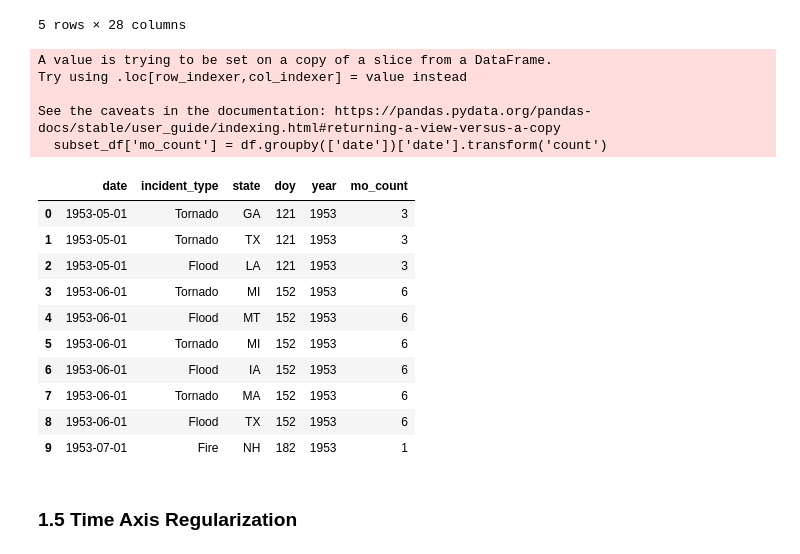
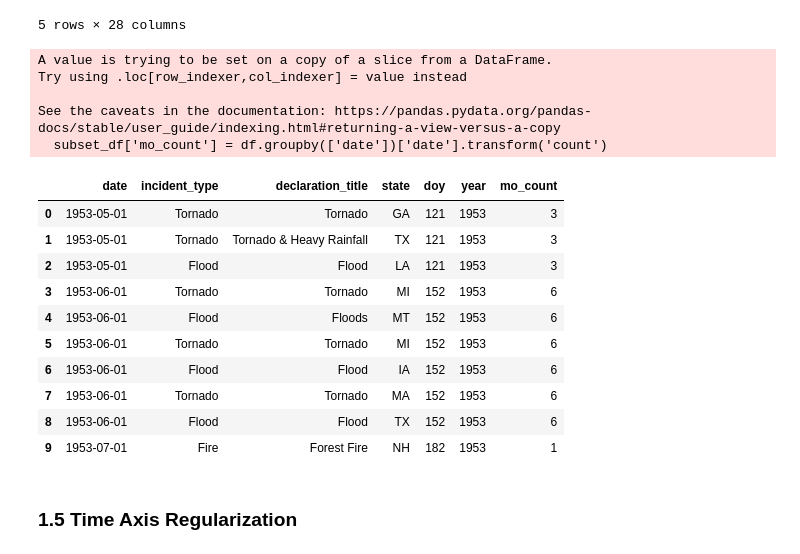
Before and after one commit to helloklow/natural_disasters, a Jupyter notebook: notebooks/low_solution.ipynb, the cells around one changed output. Saved outputs shown, nothing was run; the diff lists cells and outputs as text; code cells hidden in the pictures.

```diff
--- a/notebooks/low_solution.ipynb
+++ b/notebooks/low_solution.ipynb
@@ -97,29 +97,29 @@ df.head()
 5 rows × 28 columns
 # %%
 # Create subset_df with reformatted 'date' and other necessary columns
-subset_df=df[['date', 'incident_type', 'state', 'doy', 'year']]
+subset_df=df[['date', 'incident_type', 'declaration_title', 'state', 'doy', 'year']]
 
 # Create 'count' column to count the number of disasters reported based on 'date'
 subset_df['mo_count'] = df.groupby(['date'])['date'].transform('count')
 
 subset_df.head(10)
 # %% [output]
 A value is trying to be set on a copy of a slice from a DataFrame.
 Try using .loc[row_indexer,col_indexer] = value instead
 
 See the caveats in the documentation: https://pandas.pydata.org/pandas-docs/stable/user_guide/indexing.html#returning-a-view-versus-a-copy
   subset_df['mo_count'] = df.groupby(['date'])['date'].transform('count')
-|  | date | incident_type | state | doy | year | mo_count |
-| 0 | 1953-05-01 | Tornado | GA | 121 | 1953 | 3 |
-| 1 | 1953-05-01 | Tornado | TX | 121 | 1953 | 3 |
-| 2 | 1953-05-01 | Flood | LA | 121 | 1953 | 3 |
-| 3 | 1953-06-01 | Tornado | MI | 152 | 1953 | 6 |
-| 4 | 1953-06-01 | Flood | MT | 152 | 1953 | 6 |
-| 5 | 1953-06-01 | Tornado | MI | 152 | 1953 | 6 |
-| 6 | 1953-06-01 | Flood | IA | 152 | 1953 | 6 |
-| 7 | 1953-06-01 | Tornado | MA | 152 | 1953 | 6 |
-| 8 | 1953-06-01 | Flood | TX | 152 | 1953 | 6 |
-| 9 | 1953-07-01 | Fire | NH | 182 | 1953 | 1 |
+|  | date | incident_type | declaration_title | state | doy | year | mo_count |
+| 0 | 1953-05-01 | Tornado | Tornado | GA | 121 | 1953 | 3 |
+| 1 | 1953-05-01 | Tornado | Tornado & Heavy Rainfall | TX | 121 | 1953 | 3 |
+| 2 | 1953-05-01 | Flood | Flood | LA | 121 | 1953 | 3 |
+| 3 | 1953-06-01 | Tornado | Tornado | MI | 152 | 1953 | 6 |
+| 4 | 1953-06-01 | Flood | Floods | MT | 152 | 1953 | 6 |
+| 5 | 1953-06-01 | Tornado | Tornado | MI | 152 | 1953 | 6 |
+| 6 | 1953-06-01 | Flood | Flood | IA | 152 | 1953 | 6 |
+| 7 | 1953-06-01 | Tornado | Tornado | MA | 152 | 1953 | 6 |
+| 8 | 1953-06-01 | Flood | Flood | TX | 152 | 1953 | 6 |
+| 9 | 1953-07-01 | Fire | Forest Fire | NH | 182 | 1953 | 1 |
 # %% [markdown]
 ### 1.5 Time Axis Regularization
 # %%
```
Also changed, not shown: parts of 7 cells of this notebook.
